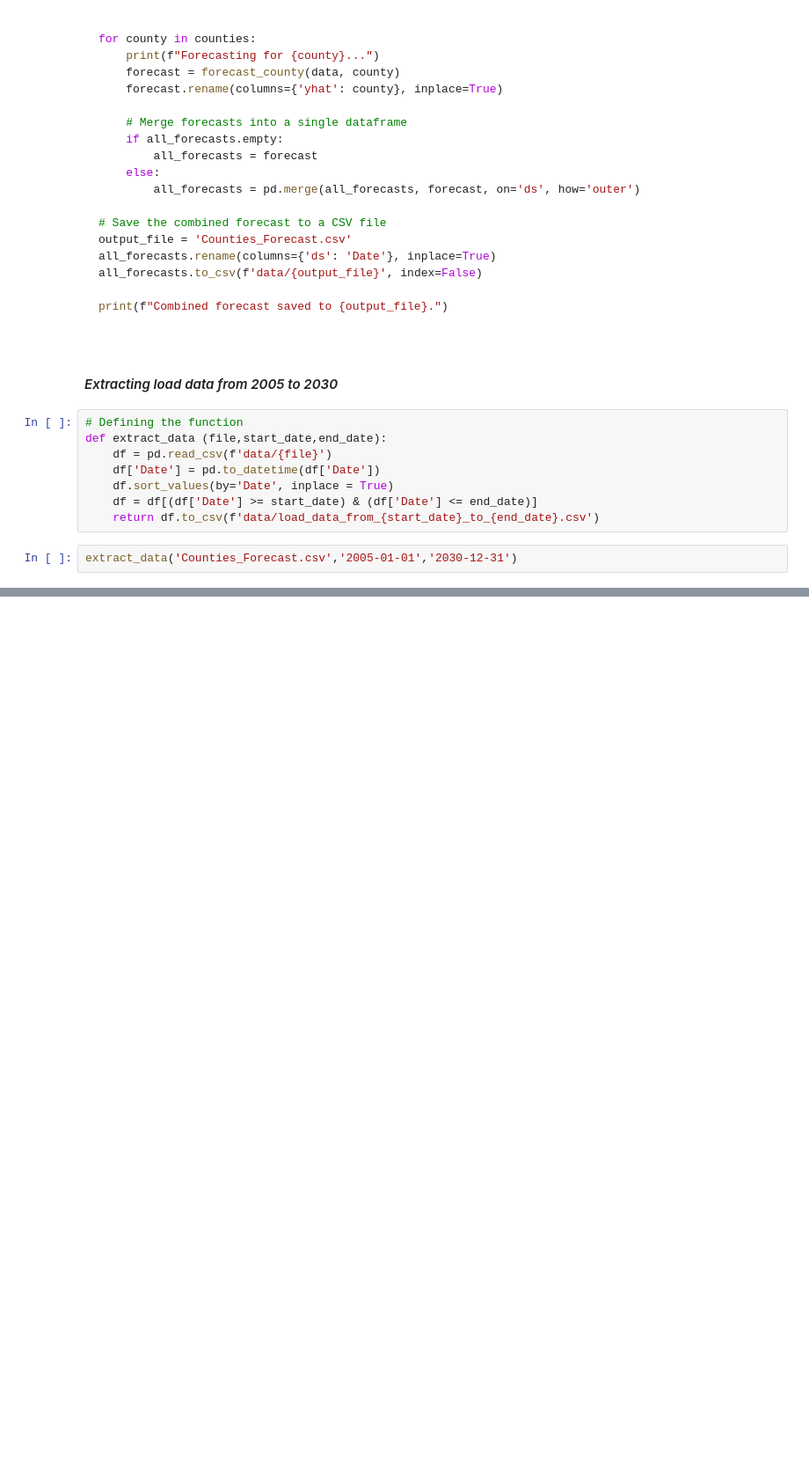
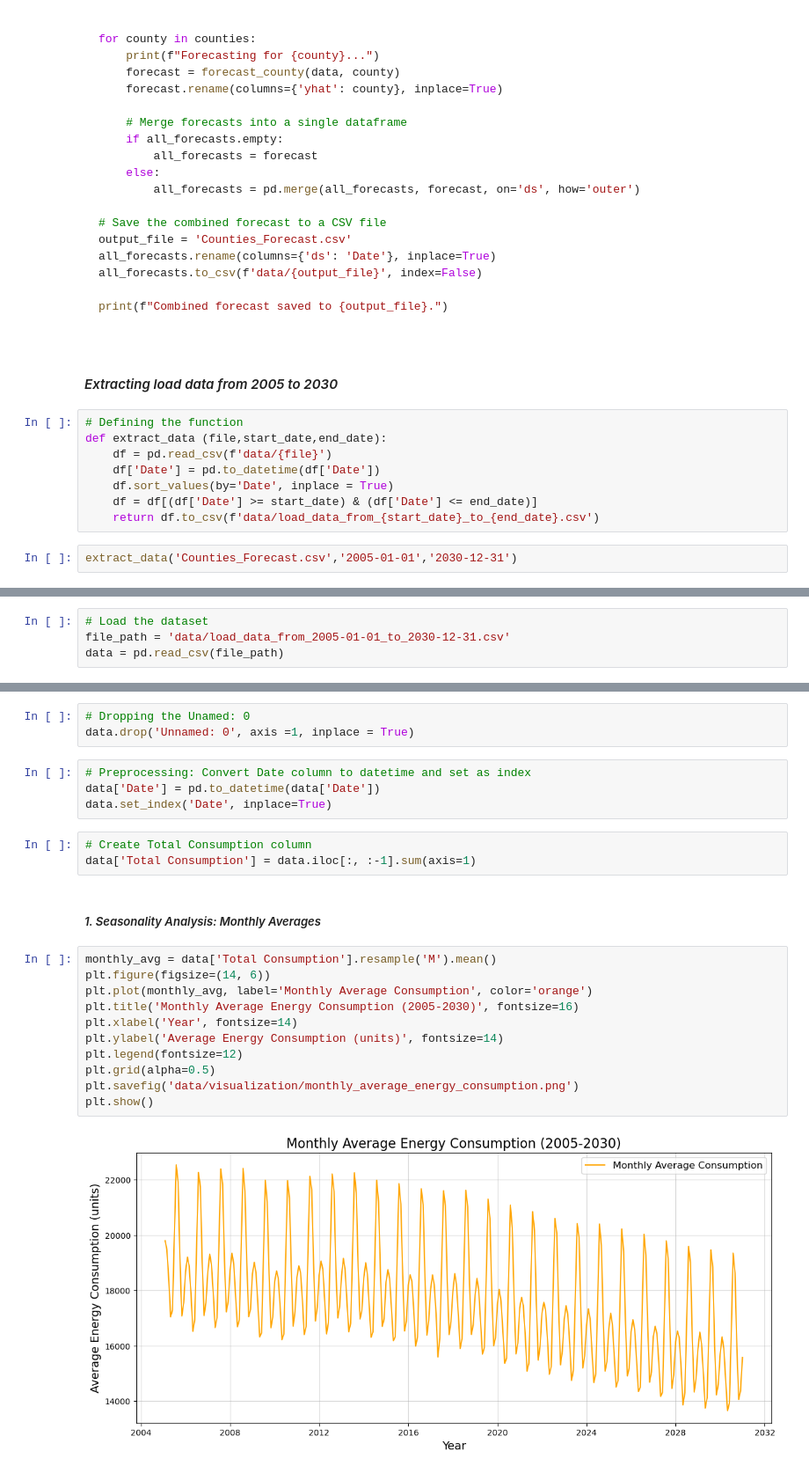
Before and after one commit to DamarTheMunginizer/New-York-State-Energy-Consumption, a Jupyter notebook: Load_Data.ipynb, the cells around one changed output, grey strips where cells are left out. Shown at 88% size. Drawn from its saved outputs; the diff is of its cells as text; blank space fills up the shorter version.

Commit message:
visualization

```diff
--- a/Load_Data.ipynb
+++ b/Load_Data.ipynb
@@ -429,0 +435,4 @@ extract_data('Counties_Forecast.csv','2005-01-01','2030-12-31')
+# %%
+# Load the dataset
+file_path = 'data/load_data_from_2005-01-01_to_2030-12-31.csv'
+data = pd.read_csv(file_path)
@@ -429,0 +449,25 @@ extract_data('Counties_Forecast.csv','2005-01-01','2030-12-31')
+# %%
+# Dropping the Unamed: 0
+data.drop('Unnamed: 0', axis =1, inplace = True)
+# %%
+# Preprocessing: Convert Date column to datetime and set as index
+data['Date'] = pd.to_datetime(data['Date'])
+data.set_index('Date', inplace=True)
+# %%
+# Create Total Consumption column
+data['Total Consumption'] = data.iloc[:, :-1].sum(axis=1)
+# %% [markdown]
+##### *1. Seasonality Analysis: Monthly Averages*
+# %%
+monthly_avg = data['Total Consumption'].resample('M').mean()
+plt.figure(figsize=(14, 6))
+plt.plot(monthly_avg, label='Monthly Average Consumption', color='orange')
+plt.title('Monthly Average Energy Consumption (2005-2030)', fontsize=16)
+plt.xlabel('Year', fontsize=14)
+plt.ylabel('Average Energy Consumption (units)', fontsize=14)
+plt.legend(fontsize=12)
+plt.grid(alpha=0.5)
+plt.savefig('data/visualization/monthly_average_energy_consumption.png')
+plt.show()
+# %% [output]
+[figure, added]
```
Also changed, not shown: parts of 9 cells of this notebook, 4 other files.
